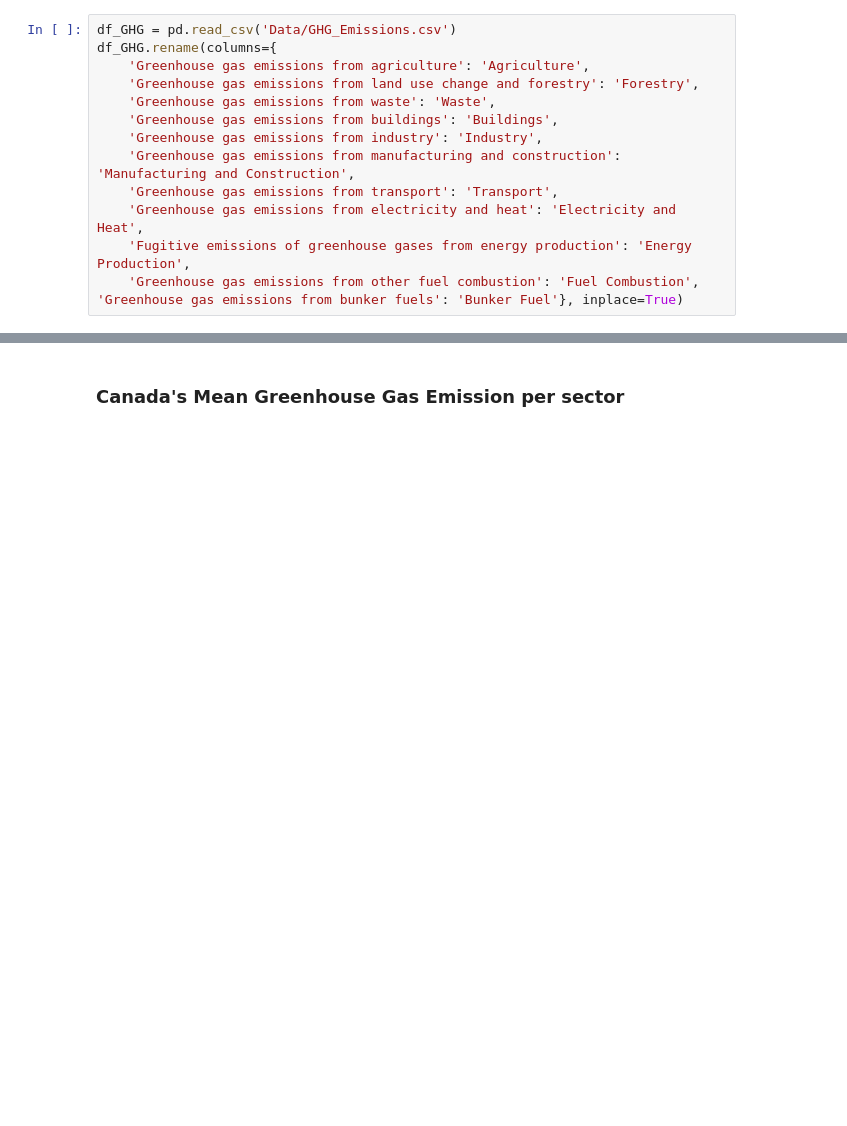
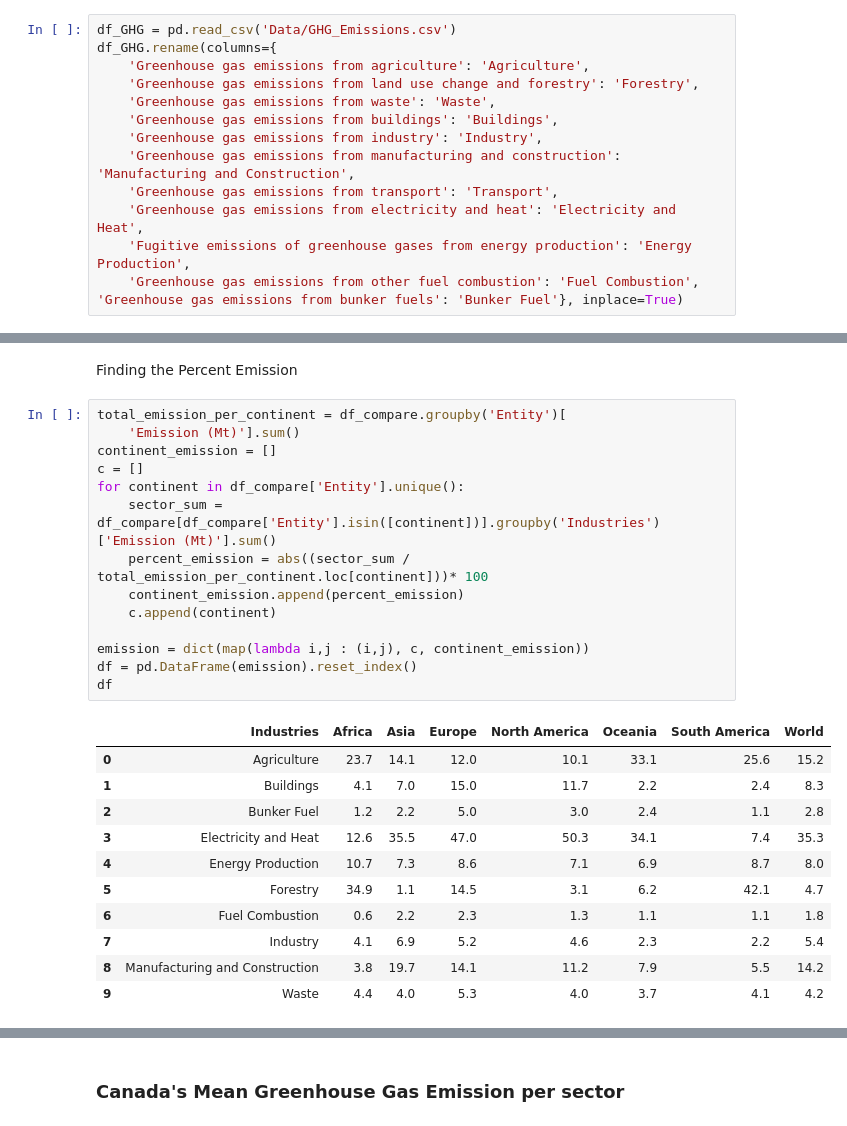
Before and after one commit to minari314159/CO2-Emission-Trends, a Jupyter notebook: Sector_Analysis.ipynb, the cells around one changed output, grey strips where cells are left out. Saved outputs shown, nothing was run; the diff lists cells and outputs as text; blank space fills up the shorter version.

```diff
--- a/Sector_Analysis.ipynb
+++ b/Sector_Analysis.ipynb
@@ -111,0 +105,28 @@ plt.show()
+# %% [markdown]
+Finding the Percent Emission
+# %%
+total_emission_per_continent = df_compare.groupby('Entity')[
+    'Emission (Mt)'].sum()
+continent_emission = []
+c = []
+for continent in df_compare['Entity'].unique():
+    sector_sum = df_compare[df_compare['Entity'].isin([continent])].groupby('Industries')['Emission (Mt)'].sum()
+    percent_emission = abs((sector_sum / total_emission_per_continent.loc[continent]))* 100
+    continent_emission.append(percent_emission)
+    c.append(continent)
+
+emission = dict(map(lambda i,j : (i,j), c, continent_emission))
+df = pd.DataFrame(emission).reset_index()
+df
+# %% [output]
+|  | Industries | Africa | Asia | Europe | North America | Oceania | South America | World |
+| 0 | Agriculture | 23.7 | 14.1 | 12.0 | 10.1 | 33.1 | 25.6 | 15.2 |
+| 1 | Buildings | 4.1 | 7.0 | 15.0 | 11.7 | 2.2 | 2.4 | 8.3 |
+| 2 | Bunker Fuel | 1.2 | 2.2 | 5.0 | 3.0 | 2.4 | 1.1 | 2.8 |
+| 3 | Electricity and Heat | 12.6 | 35.5 | 47.0 | 50.3 | 34.1 | 7.4 | 35.3 |
+| 4 | Energy Production | 10.7 | 7.3 | 8.6 | 7.1 | 6.9 | 8.7 | 8.0 |
+| 5 | Forestry | 34.9 | 1.1 | 14.5 | 3.1 | 6.2 | 42.1 | 4.7 |
+| 6 | Fuel Combustion | 0.6 | 2.2 | 2.3 | 1.3 | 1.1 | 1.1 | 1.8 |
+| 7 | Industry | 4.1 | 6.9 | 5.2 | 4.6 | 2.3 | 2.2 | 5.4 |
+| 8 | Manufacturing and Construction | 3.8 | 19.7 | 14.1 | 11.2 | 7.9 | 5.5 | 14.2 |
+| 9 | Waste | 4.4 | 4.0 | 5.3 | 4.0 | 3.7 | 4.1 | 4.2 |
```
Also changed, not shown: parts of 5 cells of this notebook, 3 other files.
